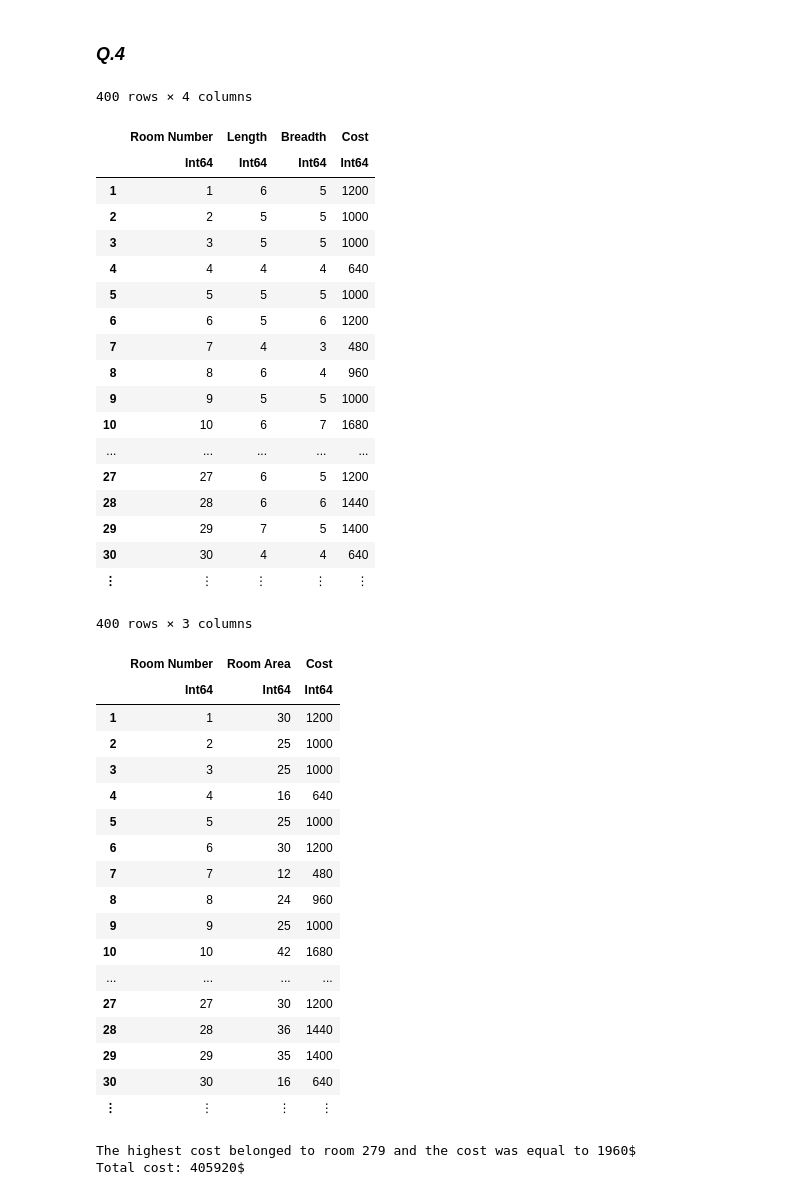
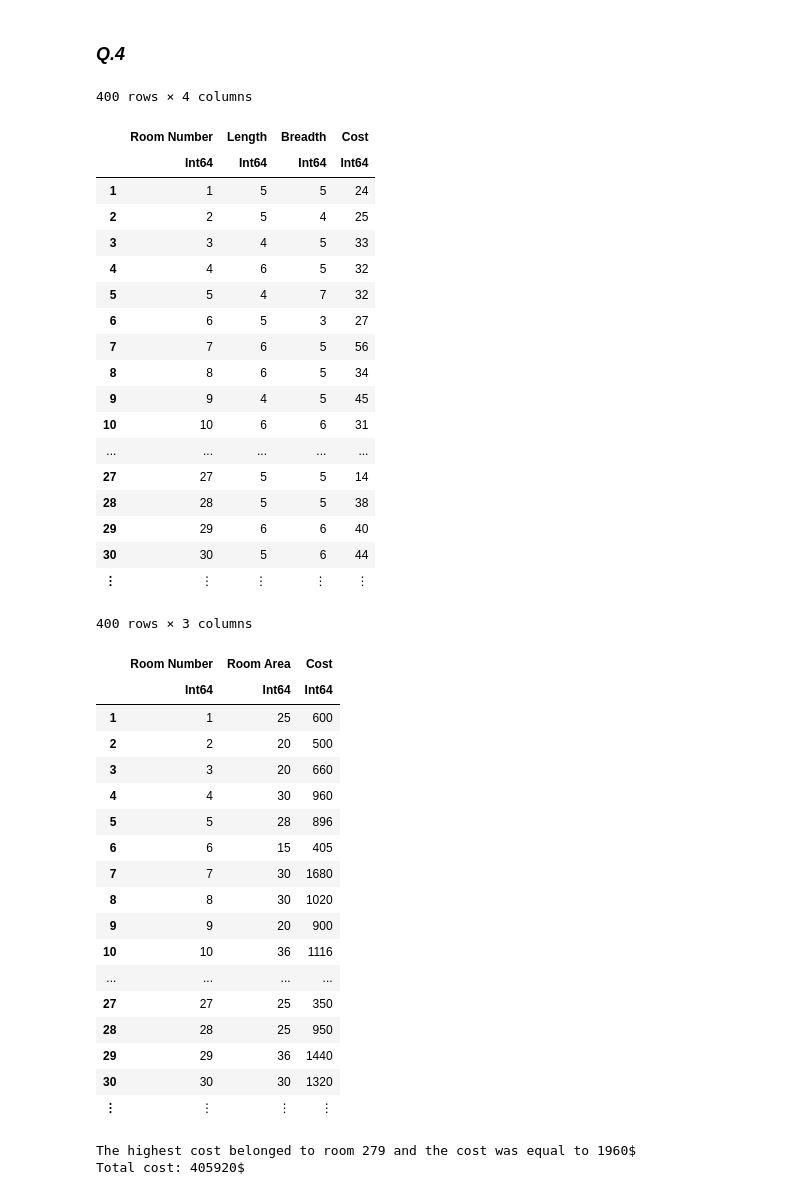
Before and after one commit to shahmari/Data-Science-HPC-2022, a Jupyter notebook: P1/P1_NoteBook.ipynb, the cells around one changed output. Drawn from its saved outputs; the diff is of its cells as text; code cells hidden in the pictures.

```diff
--- a/P1/P1_NoteBook.ipynb
+++ b/P1/P1_NoteBook.ipynb
@@ -108,43 +108,44 @@ Tax payable: 2900.0$, Average tax rate: 10.55%
 # %%
 # df = DataFrame(CSV.File(filename))
 function generate_df()
     Ls = round.(Int, abs.(randn(400) .+ 5))
     Bs = round.(Int, abs.(randn(400) .+ 5))
+    CpM = round.(Int, 10 * abs.(randn(400) .+ 4))
     df = DataFrame(
         "Room Number" => 1:400,
         "Length" => Ls,
         "Breadth" => Bs,
-        "Cost" => Ls .* Bs * 40
+        "Cost" => CpM
     )
     return df
 end
 df = generate_df()
 # %% [output]
 400 rows × 4 columns
 |  | Room Number | Length | Breadth | Cost |
 |  | Int64 | Int64 | Int64 | Int64 |
-| 1 | 1 | 6 | 5 | 1200 |
-| 2 | 2 | 5 | 5 | 1000 |
-| 3 | 3 | 5 | 5 | 1000 |
-| 4 | 4 | 4 | 4 | 640 |
-| 5 | 5 | 5 | 5 | 1000 |
-| 6 | 6 | 5 | 6 | 1200 |
-| 7 | 7 | 4 | 3 | 480 |
-| 8 | 8 | 6 | 4 | 960 |
-| 9 | 9 | 5 | 5 | 1000 |
-| 10 | 10 | 6 | 7 | 1680 |
+| 1 | 1 | 5 | 5 | 24 |
+| 2 | 2 | 5 | 4 | 25 |
+| 3 | 3 | 4 | 5 | 33 |
+| 4 | 4 | 6 | 5 | 32 |
+| 5 | 5 | 4 | 7 | 32 |
+| 6 | 6 | 5 | 3 | 27 |
+| 7 | 7 | 6 | 5 | 56 |
+| 8 | 8 | 6 | 5 | 34 |
+| 9 | 9 | 4 | 5 | 45 |
+| 10 | 10 | 6 | 6 | 31 |
 | ... | ... | ... | ... | ... |
-| 27 | 27 | 6 | 5 | 1200 |
-| 28 | 28 | 6 | 6 | 1440 |
-| 29 | 29 | 7 | 5 | 1400 |
-| 30 | 30 | 4 | 4 | 640 |
+| 27 | 27 | 5 | 5 | 14 |
+| 28 | 28 | 5 | 5 | 38 |
+| 29 | 29 | 6 | 6 | 40 |
+| 30 | 30 | 5 | 6 | 44 |
 | ⋮ | ⋮ | ⋮ | ⋮ | ⋮ |
 # %%
 function get_newdf(df::DataFrame)
     return DataFrame(
         "Room Number" => 1:400,
         "Room Area" => df."Length" .* df."Breadth",
-        "Cost" => df."Cost"
+        "Cost" => df."Cost" .* (df."Length" .* df."Breadth")
     )
 end
 newdf = get_newdf(df)
@@ -152,21 +153,21 @@ newdf = get_newdf(df)
 400 rows × 3 columns
 |  | Room Number | Room Area | Cost |
 |  | Int64 | Int64 | Int64 |
-| 1 | 1 | 30 | 1200 |
-| 2 | 2 | 25 | 1000 |
-| 3 | 3 | 25 | 1000 |
-| 4 | 4 | 16 | 640 |
-| 5 | 5 | 25 | 1000 |
-| 6 | 6 | 30 | 1200 |
-| 7 | 7 | 12 | 480 |
-| 8 | 8 | 24 | 960 |
-| 9 | 9 | 25 | 1000 |
-| 10 | 10 | 42 | 1680 |
+| 1 | 1 | 25 | 600 |
+| 2 | 2 | 20 | 500 |
+| 3 | 3 | 20 | 660 |
+| 4 | 4 | 30 | 960 |
+| 5 | 5 | 28 | 896 |
+| 6 | 6 | 15 | 405 |
+| 7 | 7 | 30 | 1680 |
+| 8 | 8 | 30 | 1020 |
+| 9 | 9 | 20 | 900 |
+| 10 | 10 | 36 | 1116 |
 | ... | ... | ... | ... |
-| 27 | 27 | 30 | 1200 |
-| 28 | 28 | 36 | 1440 |
-| 29 | 29 | 35 | 1400 |
-| 30 | 30 | 16 | 640 |
+| 27 | 27 | 25 | 350 |
+| 28 | 28 | 25 | 950 |
+| 29 | 29 | 36 | 1440 |
+| 30 | 30 | 30 | 1320 |
 | ⋮ | ⋮ | ⋮ | ⋮ |
 # %%
 mc, mrn = findmax(newdf."Cost")
```
